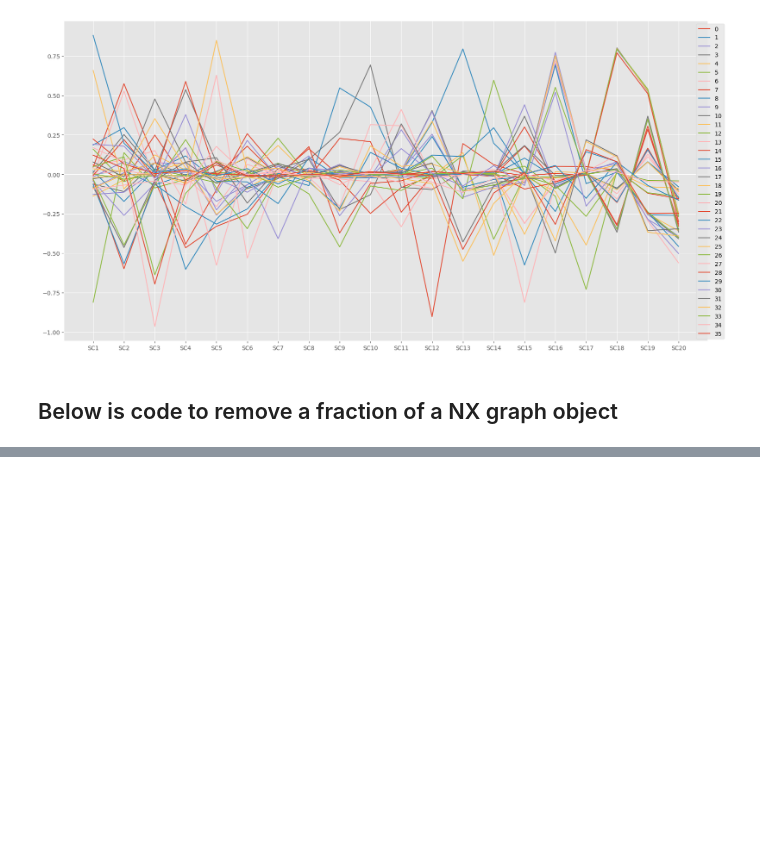
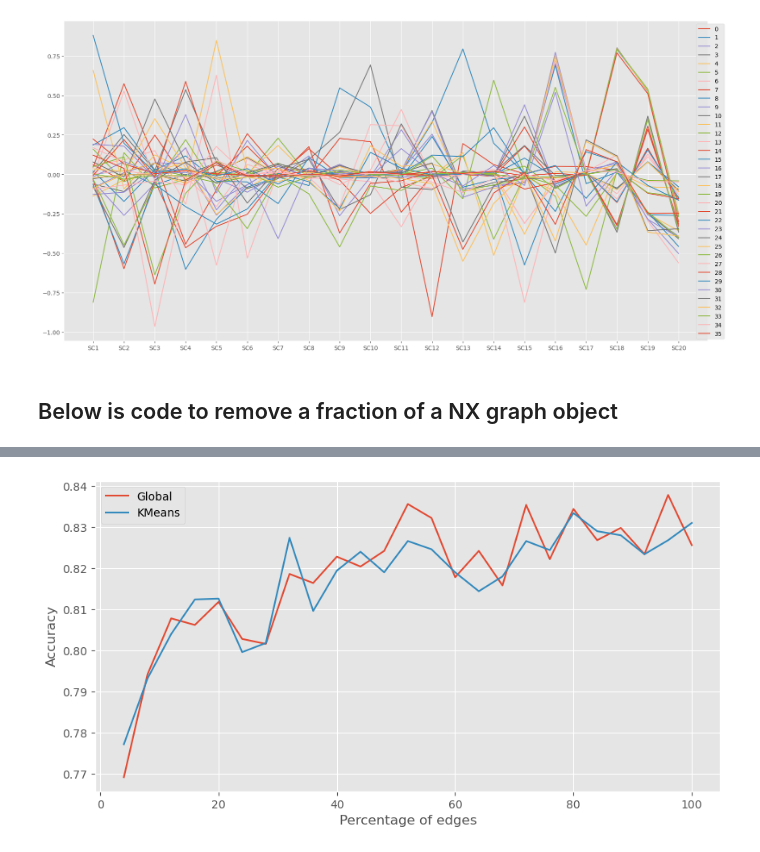
Before and after one commit to augustsemrau/02807_CompTools_Project, a Jupyter notebook: notebooks/explainer_FakeNewsNet.ipynb, the cells around one changed output, grey strips where cells are left out. Drawn from its saved outputs; the diff is of its cells as text; code cells hidden in the pictures; blank space fills up the shorter version.

```diff
--- a/notebooks/explainer_FakeNewsNet.ipynb
+++ b/notebooks/explainer_FakeNewsNet.ipynb
@@ -1223,0 +1253,10 @@ plt.show()
+# %%
+plt.figure(figsize=(10, 5))
+plt.plot(range(4, 101, 4), global_accs[1:], label="Global")
+plt.plot(range(4, 101, 4), KMeans_accs[1:], label="KMeans")
+plt.xlabel("Percentage of edges")
+plt.ylabel("Accuracy")
+plt.legend()
+plt.show()
+# %% [output]
+[figure, added]
```
Also changed, not shown: parts of 7 cells of this notebook, 1 other file.
